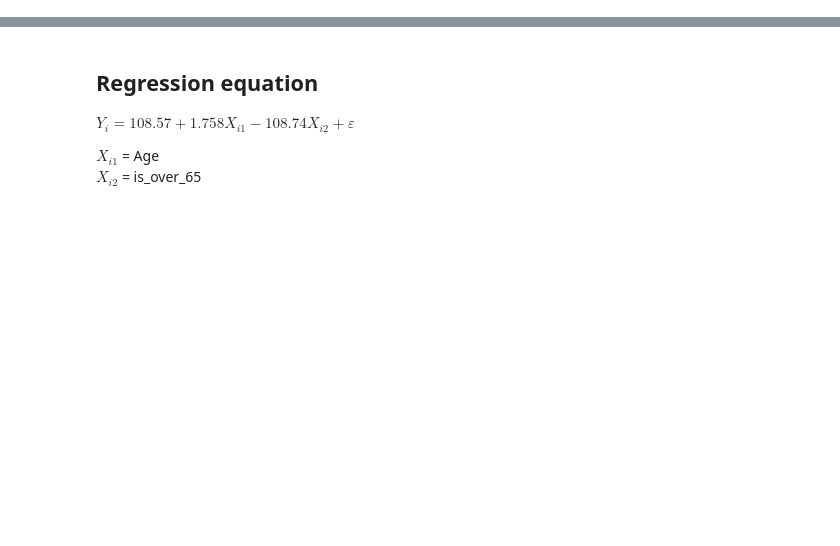
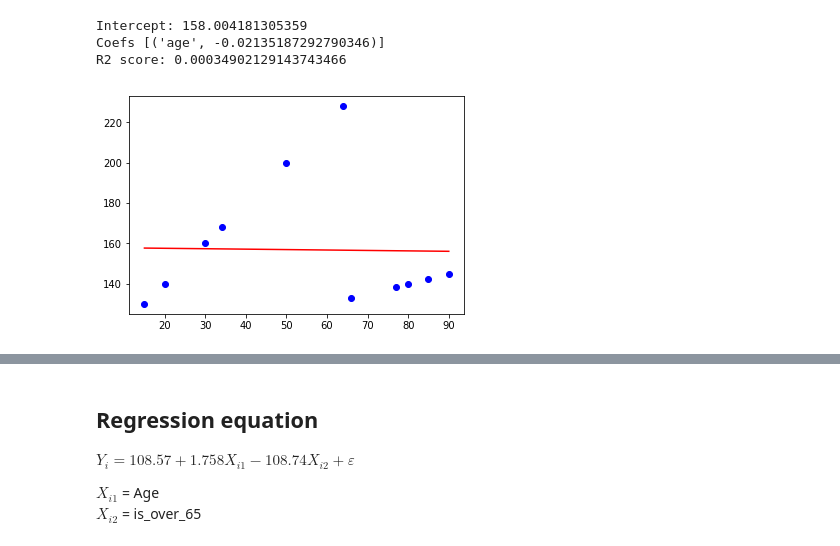
Before and after one commit to berkurka/python_lessons, a Jupyter notebook: Linear Regression/feature_engineering.ipynb, the cells around one changed output, grey strips where cells are left out. Cells and saved outputs as stored; diff of their text form; code cells hidden in the pictures; blank space fills up the shorter version.

```diff
--- a/Linear Regression/feature_engineering.ipynb
+++ b/Linear Regression/feature_engineering.ipynb
@@ -51,18 +54,26 @@ y = df['price']
 # %%
+x = df[['age']]
+y = df['price']
+
 model = LinearRegression(fit_intercept=True)
 model.fit(x, y)
 
 # Create predict using our model and the values in X:
 y_hat = model.predict(x)
 
 # Plot those predicted values, which is the same as plotting the model:
 plt.plot(x, y,  'bo')
 plt.plot(x, y_hat, 'r');
 
-print(model.intercept_)
-print(model.coef_)
+print('Intercept:', model.intercept_)
+print('Coefs', list(zip(x.columns, model.coef_)))
 
 # R2 score
-print(r2_score(y, y_hat))
+print('R2 score:', r2_score(y, y_hat))
+# %% [output]
+Intercept: 158.004181305359
+Coefs [('age', -0.02135187292790346)]
+R2 score: 0.00034902129143743466
+[figure, added]
 # %%
 # Lets Create a categorical Variable to indicate that age is over 65
```
Also changed, not shown: parts of 30 cells of this notebook, 1 other file.
